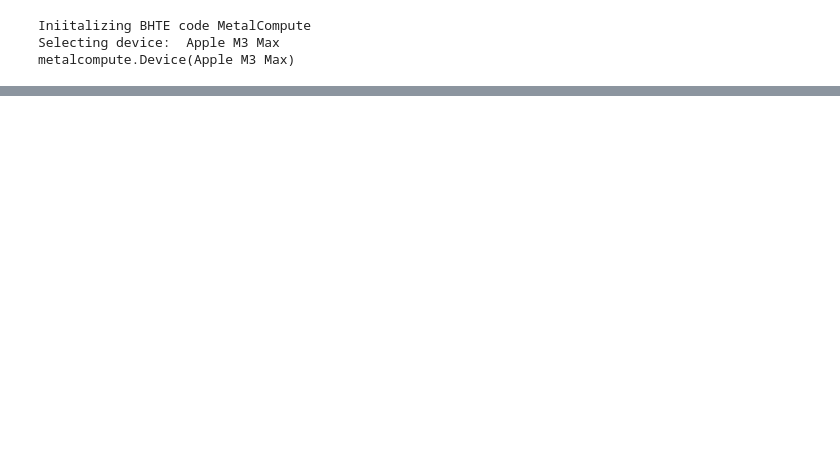
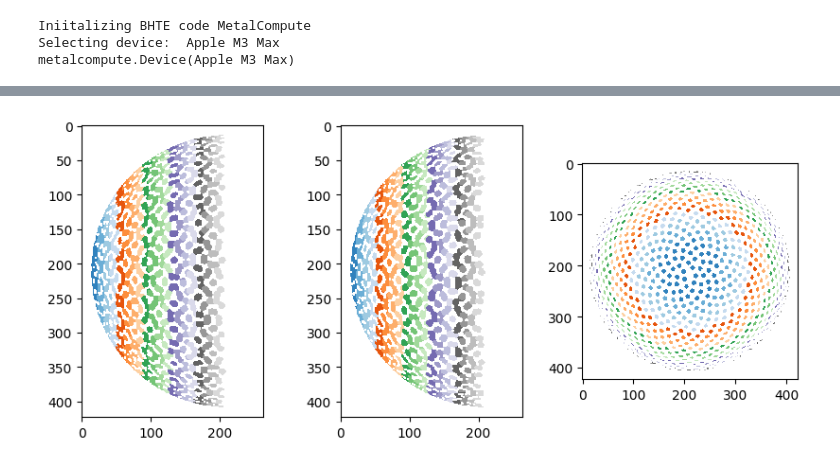
Before and after one commit to ProteusMRIgHIFU/BabelBrain, a Jupyter notebook: TranscranialModeling/TestRayleighExablate.ipynb, the cells around one changed output, grey strips where cells are left out. Drawn from its saved outputs; the diff is of its cells as text; code cells hidden in the pictures; blank space fills up the shorter version.

```diff
--- a/TranscranialModeling/TestRayleighExablate.ipynb
+++ b/TranscranialModeling/TestRayleighExablate.ipynb
@@ -219,0 +193,34 @@ Code block 'Rayleigh cost' took: 0.08622 s
+# %%
+SourceMap=np.zeros(xx.shape,np.uint32)
+Qx=np.zeros(xx.shape,np.float32)
+Qy=np.zeros(xx.shape,np.float32)
+Qz=np.zeros(xx.shape,np.float32)
+nBase=0
+nBaseVert=0
+Orig=[xl[0],yl[0],zl[0]]
+for n in range(TxHighRes['NumberElems']):
+    SelCenters=TxHighRes['center'][nBase:nBase+TxHighRes['elemdims'],:]
+    SelCenters=np.vstack((TxHighRes['center'][nBase:nBase+TxHighRes['elemdims'],:],
+                          TxHighRes['VertDisplay'][nBaseVert:nBase+TxHighRes['elemdims']*4,:]))
+
+    IndX=np.round((SelCenters[:,0]-Orig[0])/Step).astype(int)
+    IndY=np.round((SelCenters[:,1]-Orig[1])/Step).astype(int)
+    IndZ=np.round((SelCenters[:,2]-Orig[2])/Step).astype(int)
+    assert(np.all(SourceMap[IndX,IndY,IndZ]==0))
+    SourceMap[IndX,IndY,IndZ]=n+1
+    Directions=-SelCenters/150.0e-3
+    Qx[IndX,IndY,IndZ]=Directions[:,0]
+    Qy[IndX,IndY,IndZ]=Directions[:,1]
+    Qz[IndX,IndY,IndZ]=Directions[:,2]
+    nBase+=TxHighRes['elemdims']
+    nBaseVert+=TxHighRes['elemdims']*4
+
+plt.close('all')
+f,axs=plt.subplots(1,3,figsize=(10,4))
+axs=axs.flatten()
+for n in range(3):
+    proj=np.max(SourceMap,axis=n).astype(float)
+    proj[proj==0]=np.nan
+    axs[n].imshow(proj,cmap=plt.cm.tab20c)
+# %% [output]
+[figure, added]
```
Also changed, not shown: parts of 27 cells of this notebook, 14 other files.
